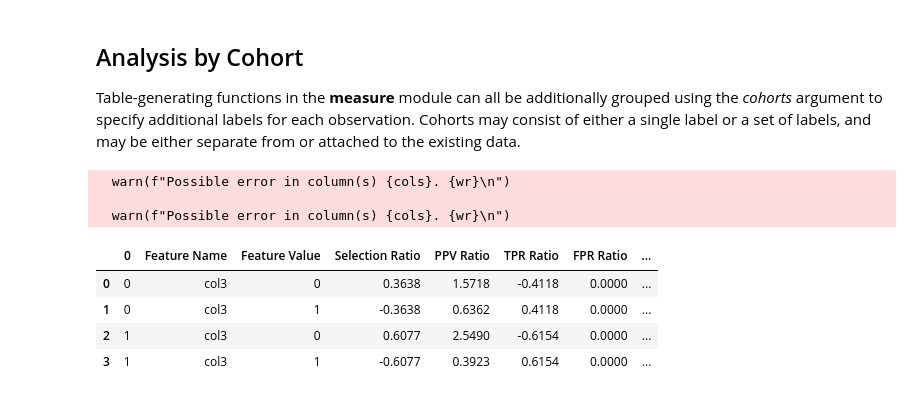
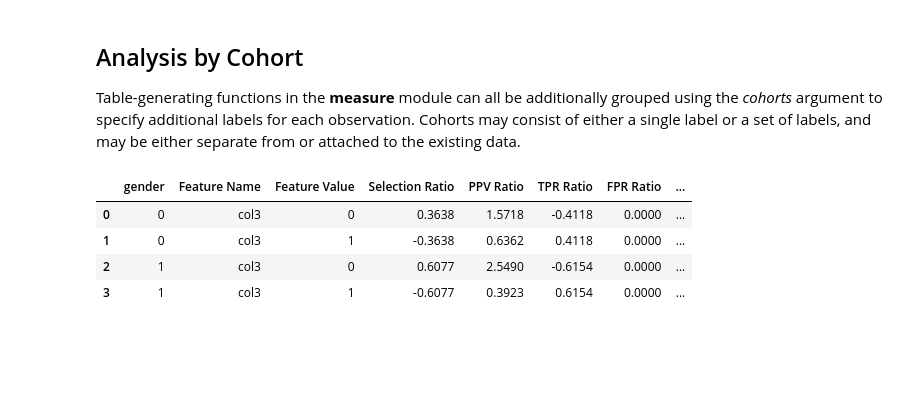
Before and after one commit to KenSciResearch/fairMLHealth, a Jupyter notebook: examples_and_tutorials/Example-ToolUsage.ipynb, the cells around one changed output. Drawn from its saved outputs; the diff is of its cells as text; code cells hidden in the pictures; blank space fills up the shorter version.

```diff
--- a/examples_and_tutorials/Example-ToolUsage.ipynb
+++ b/examples_and_tutorials/Example-ToolUsage.ipynb
@@ -24,7 +24,7 @@ X = pd.DataFrame({'col1': np.random.randint(1, 4, N),
                  })
 
 # Next we'll create a randomized target value
-y = pd.Series(X['col3'].values + np.random.randint(0, 2, N), name='Example Target').clip(upper=1)
+y = pd.Series(X['col3'].values + np.random.randint(0, 2, N), name='Example_Target').clip(upper=1)
 
 # Third, we'll split the data and use it to train two generic models
 splits = train_test_split(X, y, stratify=y, test_size=0.5, random_state=60)
@@ -244,14 +243,11 @@ fhrp.compare(X_test, y_test,
 Table-generating functions in the **measure** module can all be additionally grouped using the *cohorts* argument to specify additional labels for each observation. Cohorts may consist of either a single label or a set of labels, and may be either separate from or attached to the existing data.
 # %%
 # Separate, Single-Level Cohorts
-cohort_labels = X_test['gender'].values
+cohort_labels = X_test['gender']
 measure.bias(X_test['col3'], y_test, model_1.predict(X_test),
                     flag_oor=True, cohorts=cohort_labels)
 # %% [output]
-  warn(f"Possible error in column(s) {cols}. {wr}\n")
-
-  warn(f"Possible error in column(s) {cols}. {wr}\n")
-|  | 0 | Feature Name | Feature Value | Selection Ratio | PPV Ratio | TPR Ratio | FPR Ratio | ... |
+|  | gender | Feature Name | Feature Value | Selection Ratio | PPV Ratio | TPR Ratio | FPR Ratio | ... |
 | 0 | 0 | col3 | 0 | 0.3638 | 1.5718 | -0.4118 | 0.0000 | ... |
 | 1 | 0 | col3 | 1 | -0.3638 | 0.6362 | 0.4118 | 0.0000 | ... |
 | 2 | 1 | col3 | 0 | 0.6077 | 2.5490 | -0.6154 | 0.0000 | ... |
```
Also changed, not shown: parts of 7 cells of this notebook, 1 other file.
